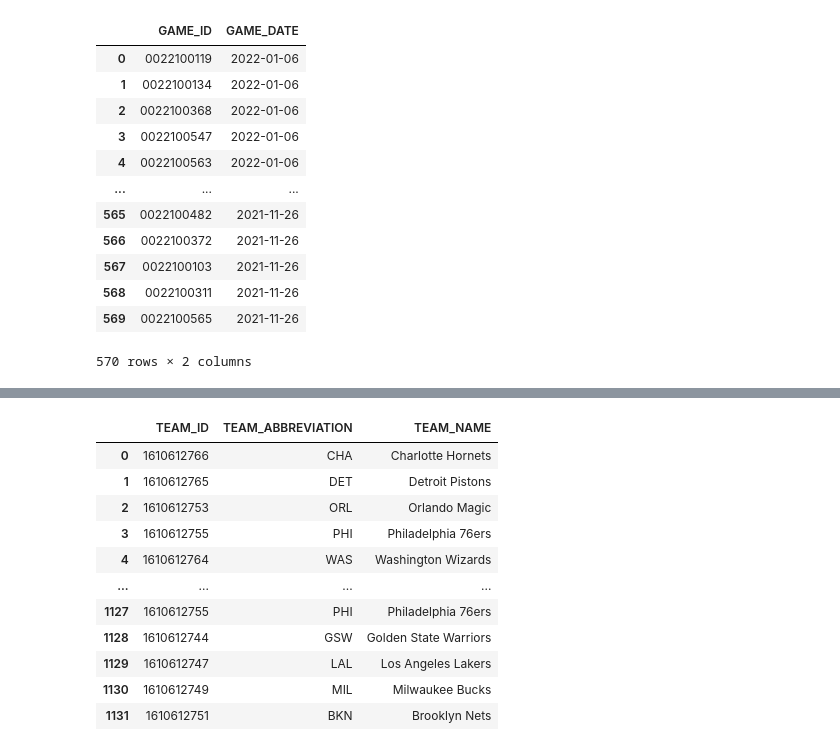
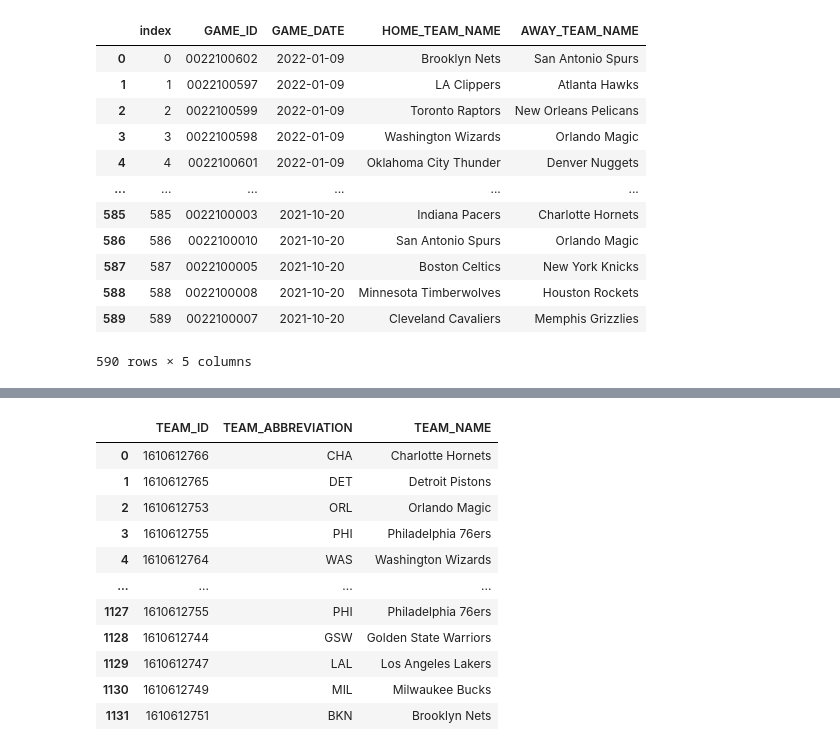
Before and after one commit to Mcruz-G/sportique, a Jupyter notebook: sportique.ipynb, the cells around one changed output, grey strips where cells are left out. Saved outputs shown, nothing was run; the diff lists cells and outputs as text; code cells hidden in the pictures.

```diff
--- a/sportique.ipynb
+++ b/sportique.ipynb
@@ -22,18 +6,18 @@ games
-# %%
-game_ids_data
-# %% [output]
-|  | GAME_ID | GAME_DATE |
-| 0 | 0022100119 | 2022-01-06 |
-| 1 | 0022100134 | 2022-01-06 |
-| 2 | 0022100368 | 2022-01-06 |
-| 3 | 0022100547 | 2022-01-06 |
-| 4 | 0022100563 | 2022-01-06 |
-| ... | ... | ... |
-| 565 | 0022100482 | 2021-11-26 |
-| 566 | 0022100372 | 2021-11-26 |
-| 567 | 0022100103 | 2021-11-26 |
-| 568 | 0022100311 | 2021-11-26 |
-| 569 | 0022100565 | 2021-11-26 |
-570 rows × 2 columns
+# %%
+game_ids.iloc[:]
+# %% [output]
+|  | index | GAME_ID | GAME_DATE | HOME_TEAM_NAME | AWAY_TEAM_NAME |
+| 0 | 0 | 0022100602 | 2022-01-09 | Brooklyn Nets | San Antonio Spurs |
+| 1 | 1 | 0022100597 | 2022-01-09 | LA Clippers | Atlanta Hawks |
+| 2 | 2 | 0022100599 | 2022-01-09 | Toronto Raptors | New Orleans Pelicans |
+| 3 | 3 | 0022100598 | 2022-01-09 | Washington Wizards | Orlando Magic |
+| 4 | 4 | 0022100601 | 2022-01-09 | Oklahoma City Thunder | Denver Nuggets |
+| ... | ... | ... | ... | ... | ... |
+| 585 | 585 | 0022100003 | 2021-10-20 | Indiana Pacers | Charlotte Hornets |
+| 586 | 586 | 0022100010 | 2021-10-20 | San Antonio Spurs | Orlando Magic |
+| 587 | 587 | 0022100005 | 2021-10-20 | Boston Celtics | New York Knicks |
+| 588 | 588 | 0022100008 | 2021-10-20 | Minnesota Timberwolves | Houston Rockets |
+| 589 | 589 | 0022100007 | 2021-10-20 | Cleveland Cavaliers | Memphis Grizzlies |
+590 rows × 5 columns
 # %%
 from data_warehouse.utils import queries, db_paths
```
Also changed, not shown: parts of 8 cells of this notebook, 16 other files.
